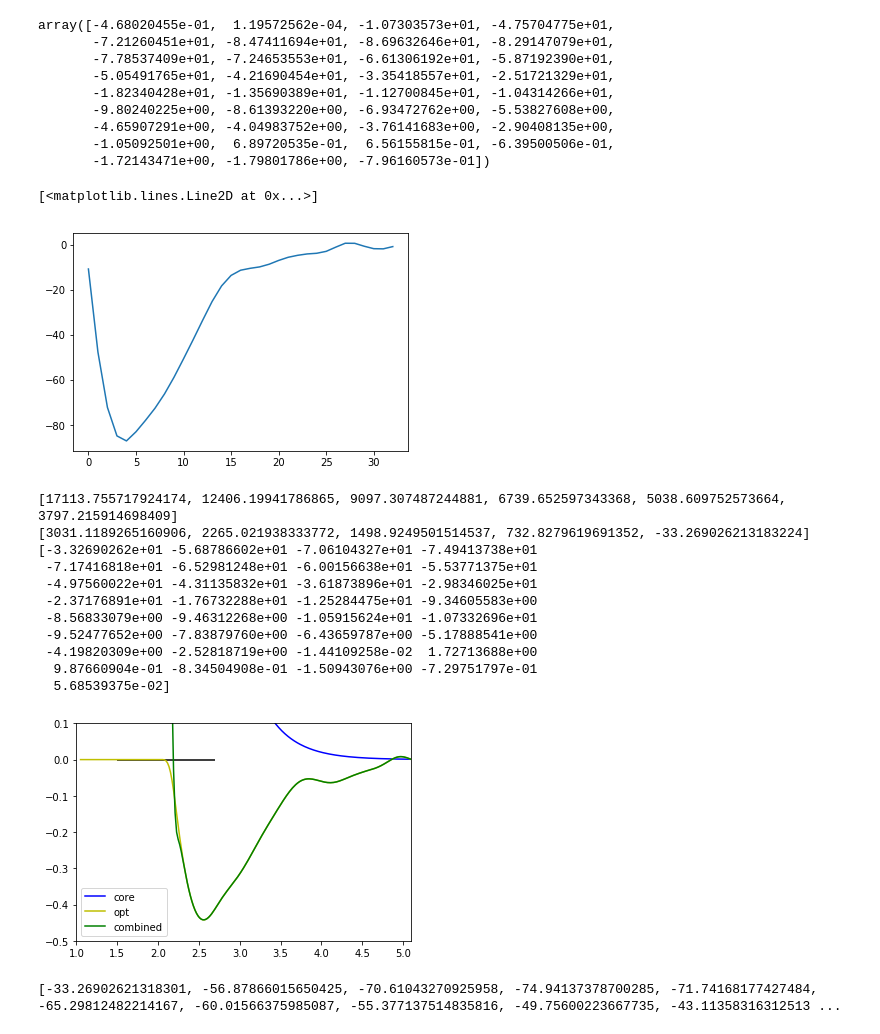
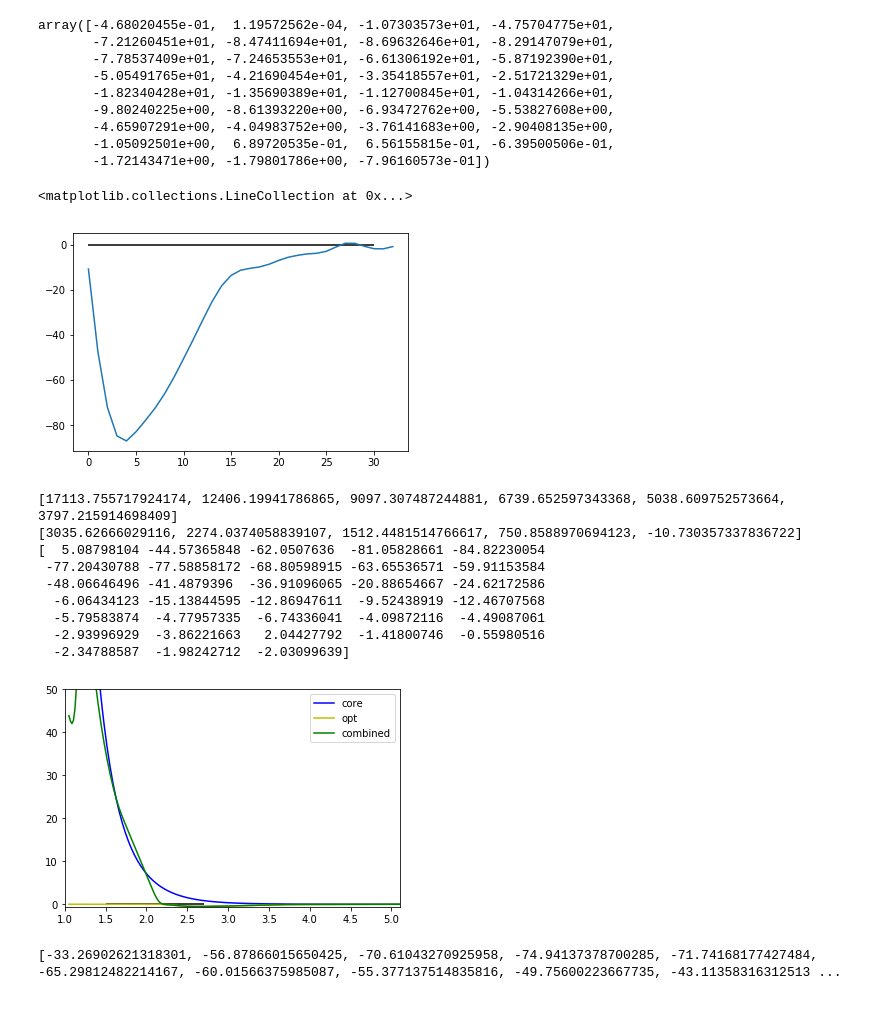
Before and after one commit to vlcekl/eam-models, a Jupyter notebook: notebooks/convert_tpf_to_bsplines.ipynb, the cells around one changed output. Cells and saved outputs as stored; diff of their text form; code cells hidden in the pictures.

```diff
--- a/notebooks/convert_tpf_to_bsplines.ipynb
+++ b/notebooks/convert_tpf_to_bsplines.ipynb
@@ -567,9 +567,10 @@ array([-4.68020455e-01,  1.19572562e-04, -1.07303573e+01, -4.75704775e+01,
        -1.72143471e+00, -1.79801786e+00, -7.96160573e-01])
 # %%
 plt.plot(b_old[2:])
+plt.hlines(0.0, 0, 30)
 # %% [output]
-[<matplotlib.lines.Line2D at 0x...>]
+<matplotlib.collections.LineCollection at 0x...>
-[figure, old version]
+[figure, new version]
 # %%
 rr = np.linspace(1.05, 5.7, 250)
 
@@ -577,49 +578,48 @@ rr = np.linspace(1.05, 5.7, 250)
 plt.plot(rr, [u_core(r) for r in rr], 'b-', label='core')
 
 #optimized
-coeffs = list(b[2:])
+coeffs = list(b_old[2:])
 knots = pair_knots + [5.35, 5.45, 5.55, 5.65]
 bs = [make_bspline(coeffs, knots, r) for r in rr]
+
 plt.plot(rr, bs, 'y-', label='opt')
 
 #combined
 #low_knots = list(np.linspace(1.05, 1.95, 10))
 low_knots = list(np.linspace(1.05, 1.45, 6))
 mid_knots = list(np.linspace(1.55, 1.95, 5))
 
 coeffs_core = [u_core(r+0.2)/(6*0.1**3) for r in low_knots]
 coeffs_low = coeffs_core
 
 # linear interpolation between core and beta values
-coeffs_mid = [coeffs_core[-1] + (b[2] - coeffs_core[-1])*(i/5.) for i in range(1, 6)]
+coeffs_mid = [coeffs_core[-1] + (b_old[2] - coeffs_core[-1])*(i/5.) for i in range(1, 6)]
 
 knots_all = low_knots + mid_knots + pair_knots + [5.35, 5.45, 5.55, 5.65]
-coeffs_all = coeffs_low + coeffs_mid + list(b[2:])
+coeffs_all = coeffs_low + coeffs_mid + list(b_old[2:])
 bs_all = [make_bspline(coeffs_all, knots_all, r) for r in rr]
 plt.plot(rr, bs_all, 'g-', label='combined')
 
 plt.legend()
 plt.hlines(0.0, 1.5, 2.7)
-plt.ylim(-0.5, 0.1)
+plt.ylim(-0.6, 50)
 plt.xlim(1.0, 5.1)
 
 #[(make_bspline(coeffs, knots, k), c, c/make_bspline(coeffs, knots, k+0.2)) for k, c in zip(pair_knots, coeffs)]
 print(coeffs_low)
 print(coeffs_mid)
 print(b[2:])
 # %% [output]
 [17113.755717924174, 12406.19941786865, 9097.307487244881, 6739.652597343368, 5038.609752573664, 3797.215914698409]
-[3031.1189265160906, 2265.021938333772, 1498.9249501514537, 732.8279619691352, -33.269026213183224]
-[-3.32690262e+01 -5.68786602e+01 -7.06104327e+01 -7.49413738e+01
- -7.17416818e+01 -6.52981248e+01 -6.00156638e+01 -5.53771375e+01
- -4.97560022e+01 -4.31135832e+01 -3.61873896e+01 -2.98346025e+01
- -2.37176891e+01 -1.76732288e+01 -1.25284475e+01 -9.34605583e+00
- -8.56833079e+00 -9.46312268e+00 -1.05915624e+01 -1.07332696e+01
- -9.52477652e+00 -7.83879760e+00 -6.43659787e+00 -5.17888541e+00
- -4.19820309e+00 -2.52818719e+00 -1.44109258e-02  1.72713688e+00
-  9.87660904e-01 -8.34504908e-01 -1.50943076e+00 -7.29751797e-01
-  5.68539375e-02]
+[3035.62666029116, 2274.0374058839107, 1512.4481514766617, 750.8588970694123, -10.730357337836722]
+[  5.08798104 -44.57365848 -62.0507636  -81.05828661 -84.82230054
+ -77.20430788 -77.58858172 -68.80598915 -63.65536571 -59.91153584
+ -48.06646496 -41.4879396  -36.91096065 -20.88654667 -24.62172586
+  -6.06434123 -15.13844595 -12.86947611  -9.52438919 -12.46707568
+  -5.79583874  -4.77957335  -6.74336041  -4.09872116  -4.49087061
+  -2.93996929  -3.86221663   2.04427792  -1.41800746  -0.55980516
+  -2.34788587  -1.98242712  -2.03099639]
-[figure, old version]
+[figure, new version]
 # %%
 print(coeffs)
 # %% [output]
```
Also changed, not shown: parts of 13 cells of this notebook.
